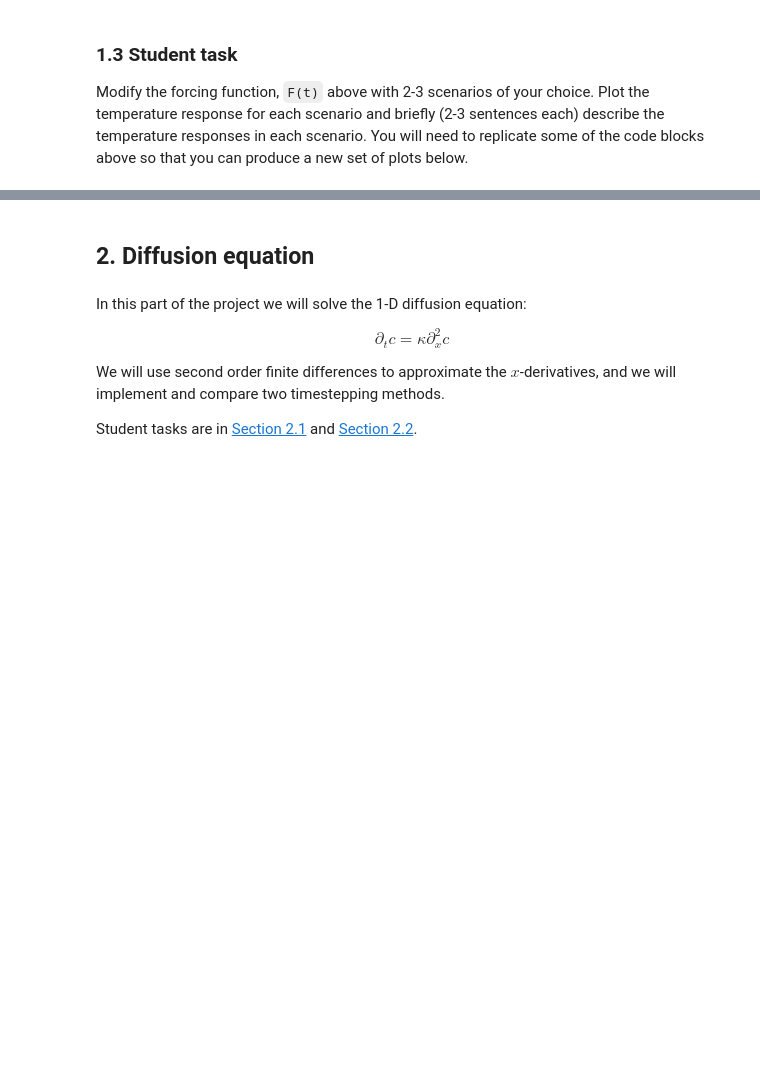
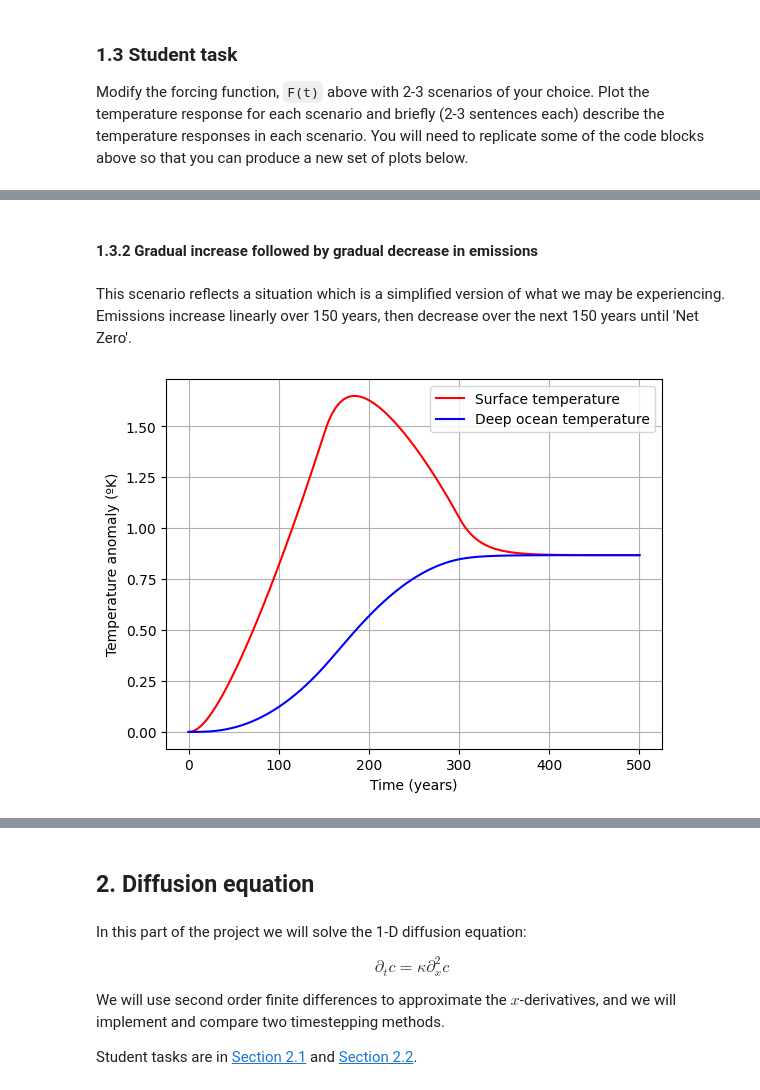
Before and after one commit to barneycevans/QCES, a Jupyter notebook: Project1_numerical_methods.ipynb, the cells around one changed output, grey strips where cells are left out. Saved outputs shown, nothing was run; the diff lists cells and outputs as text; code cells hidden in the pictures; blank space fills up the shorter version.

```diff
--- a/Project1_numerical_methods.ipynb
+++ b/Project1_numerical_methods.ipynb
@@ -112,0 +113,26 @@ INSERT DISCUSSION HERE
+# %% [markdown]
+#### 1.3.2 Gradual increase followed by gradual decrease in emissions
+# %% [markdown]
+This scenario reflects a situation which is a simplified version of what we may be experiencing. Emissions increase linearly over 150 years, then decrease over the next 150 years until 'Net Zero'.
+# %%
+def F(t):
+  if t < 150:
+    return (t)/150
+  elif 150 <= t < 300:
+    return 1 - ((t - 150))/150
+  else:
+    return 0
+# %%
+for i in range(0, Nt-1):
+    T[i+1] = T[i] + dt * (F(t[i]) - gamma * (T[i]-theta[i]))/C_s
+    theta[i+1] = theta[i] + dt * (gamma * (T[i]-theta[i]))/C_d
+# %%
+plt.plot(t,T,'r-')
+plt.plot(t,theta,'b-')
+plt.legend(['Surface temperature','Deep ocean temperature'])
+plt.xlabel('Time (years)')
+plt.ylabel('Temperature anomaly (ºK)')
+plt.grid()
+plt.show()
+# %% [output]
+[figure, added]
```
Also changed, not shown: parts of 18 cells of this notebook.
